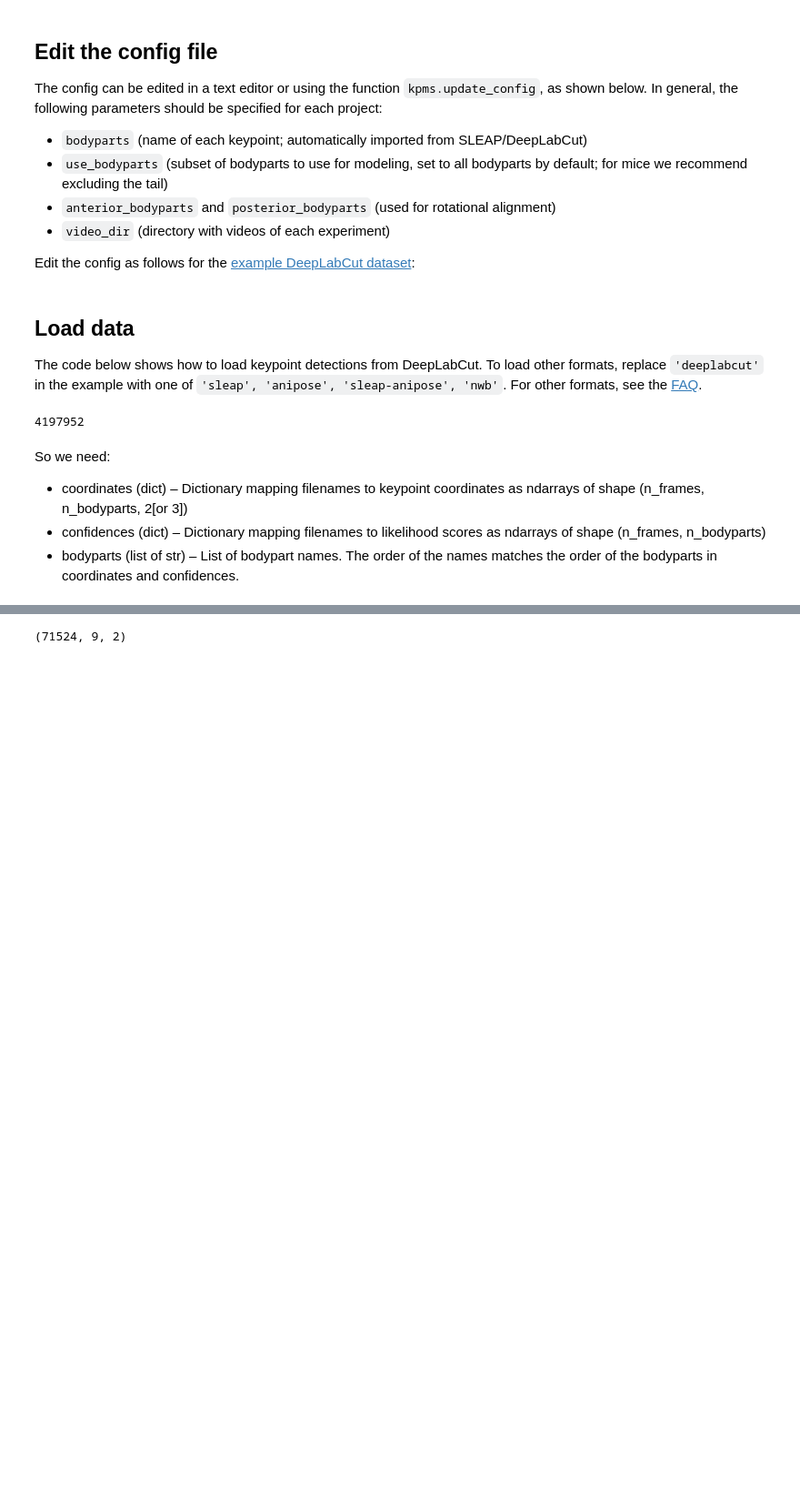
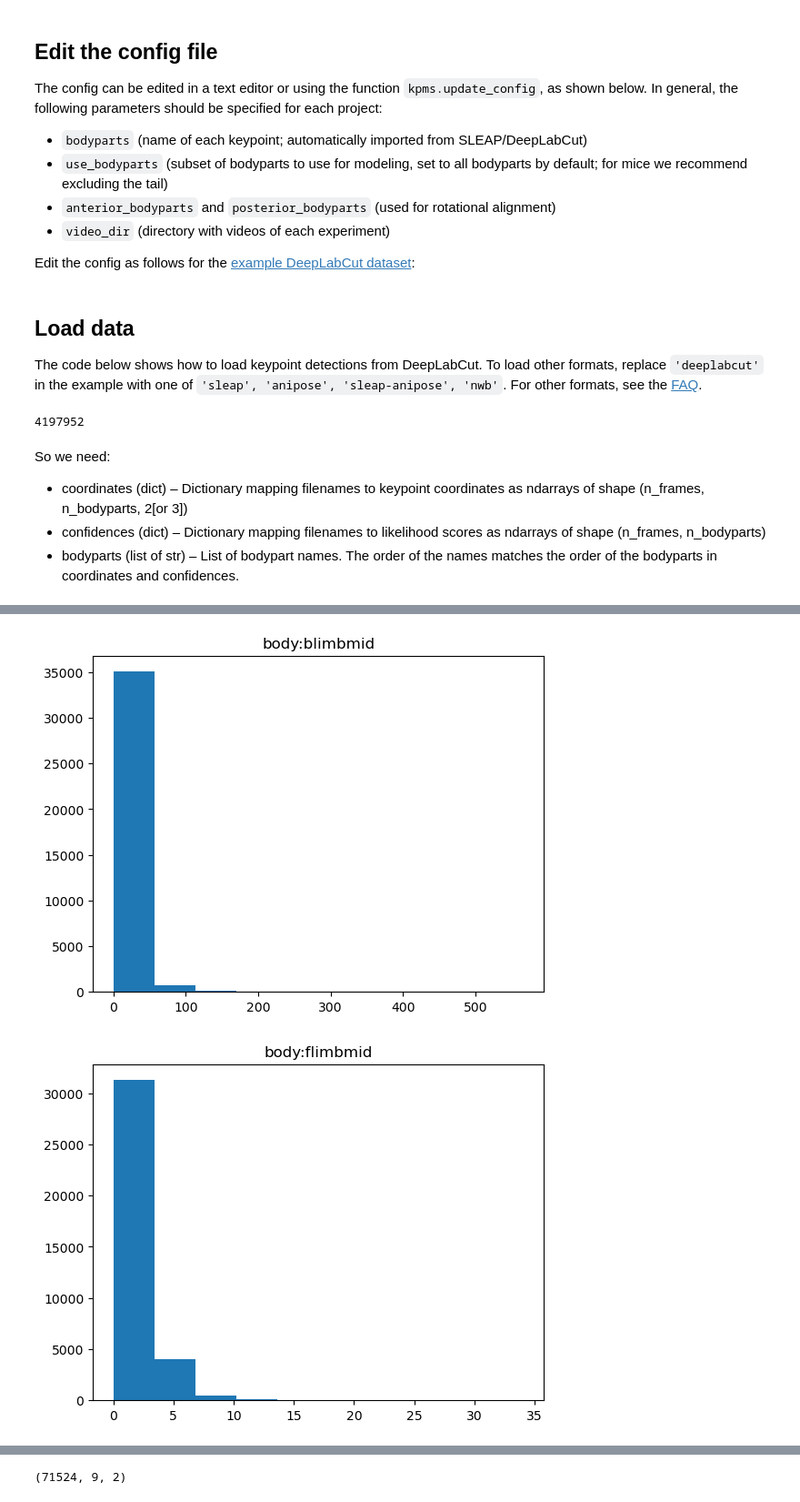
Before and after one commit to iurillilab/3d-setup, a Jupyter notebook: notebooks/keypoint_moseq_colab_checkdata1.ipynb, the cells around one changed output, grey strips where cells are left out. Shown at 91% size. Cells and saved outputs as stored; diff of their text form; code cells hidden in the pictures; blank space fills up the shorter version.

```diff
--- a/notebooks/keypoint_moseq_colab_checkdata.ipynb
+++ b/notebooks/keypoint_moseq_colab_checkdata1.ipynb
@@ -158,3 +142,0 @@ data = pd.read_hdf(file)
-# %%
-data.columns.names
-bodyparts = data.columns.get_level_values("bodyparts").unique().tolist()
@@ -172,0 +152,13 @@ confidences["deeplabcut"] = conf
+# %%
+filename = r'E:-moseq_data_project-dlc_3d_data-multicam_video_2024-07-22T10_34_10_cropped_20241209165236_triangulated_points_dlc_checkerboard'
+def get_speed(filename):
+    arr = coordinates[filename]
+    confs = confidences[filename]
+    ind_name = 'm'
+    arr = arr[np.newaxis, ...].transpose(1, 0, 2, 3)
+    confs = confs[np.newaxis, ...].transpose(1, 0, 2)
+    xr = from_numpy(arr, confs, ind_name, bodyparts)
+    xr = compute_displacement(xr)
+    return  np.sqrt(xr.sel(space='x')**2 + xr.sel(space='y')**2 + xr.sel(space='z')**2)
+
+speed_xr = get_speed(filename)
@@ -172,0 +167,12 @@ confidences["deeplabcut"] = conf
+# %%
+def plot_speed(xr, bodyparts, b):
+    for bodypart in bodyparts:
+        plt.figure()
+        plt.hist(speed_xr.sel(keypoints=bodypart).position.values, bins = b)
+        plt.title(f'body:{bodypart}')
+        plt.show()
+# %%
+plot_speed(speed_xr, bodyparts, b = 10)
+# %% [output]
+[figure, added]
+[figure, added]
```
Also changed, not shown: parts of 25 cells of this notebook.
